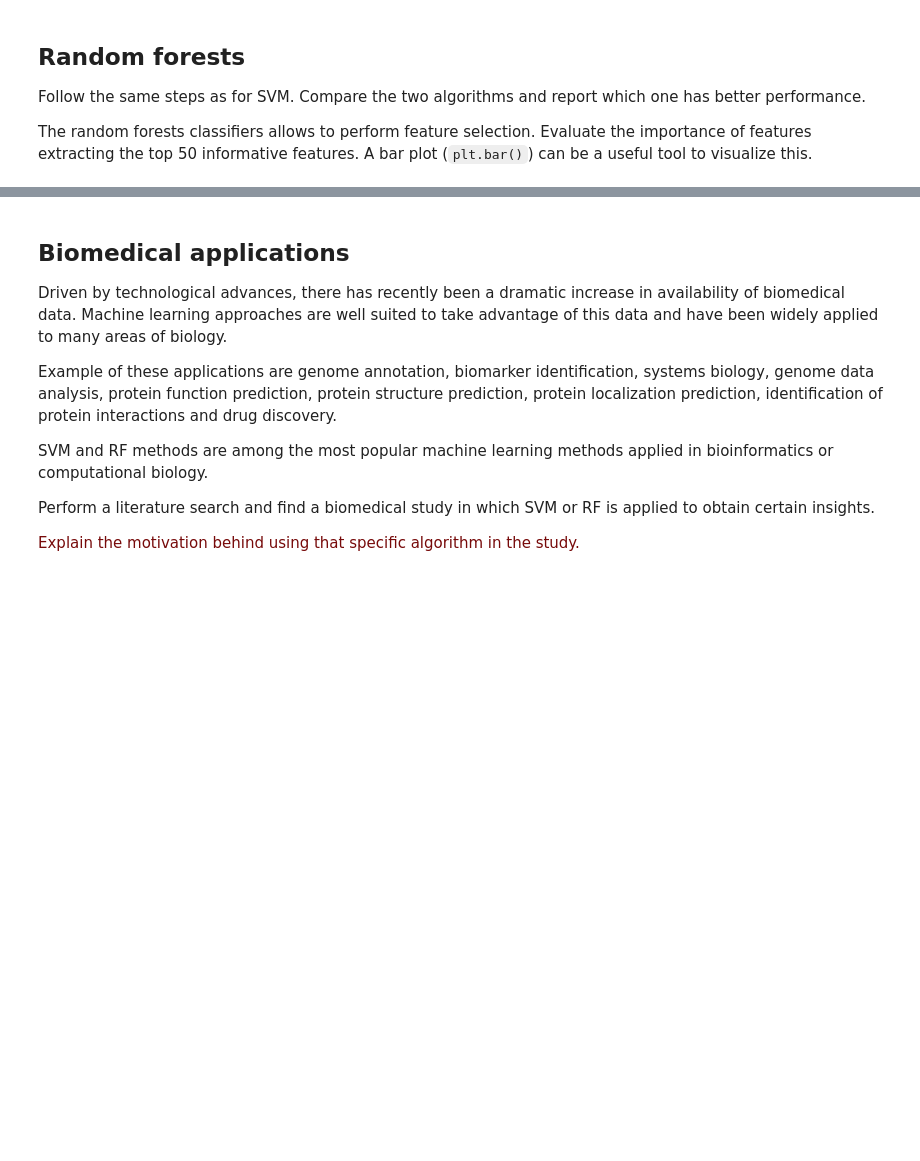
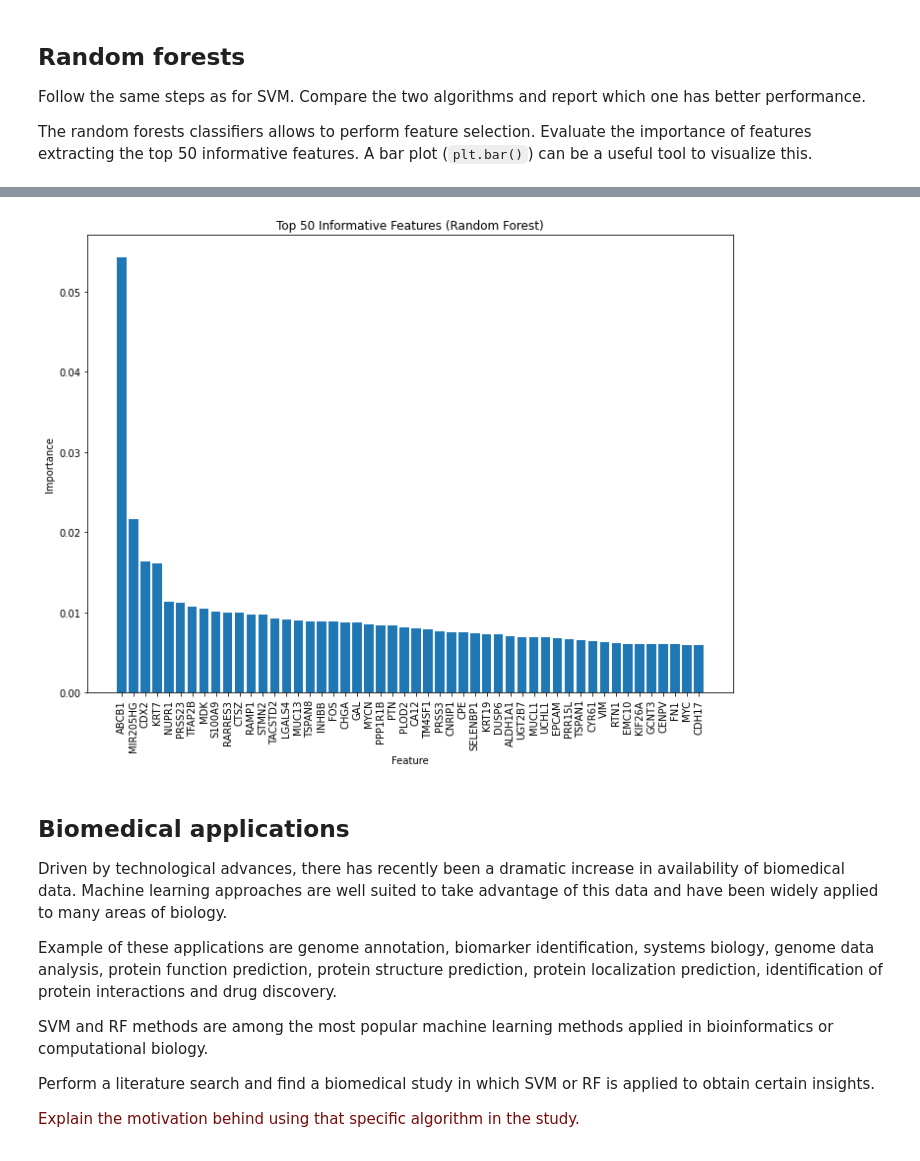
Before and after one commit to bram-boerenkamp/8dm50-machine-learning-master, a Jupyter notebook: practicals/week_6.ipynb, the cells around one changed output, grey strips where cells are left out. Drawn from its saved outputs; the diff is of its cells as text; code cells hidden in the pictures; blank space fills up the shorter version.

Commit message:
predicting drug response + random forest

```diff
--- a/practicals/week_6.ipynb
+++ b/practicals/week_6.ipynb
@@ -206,3 +276,87 @@ Calculate the precision of your predictions, and compare your calculations with
 Follow the same steps as for SVM. Compare the two algorithms and report which one has better performance.
 
 The random forests classifiers allows to perform feature selection. Evaluate the importance of features extracting the top 50 informative features. A bar plot (`plt.bar()`) can be a useful tool to visualize this.
+# %%
+import pandas as pd
+from sklearn.model_selection import train_test_split, GridSearchCV
+from sklearn.ensemble import RandomForestClassifier
+from sklearn.metrics import classification_report, precision_score, confusion_matrix
+from sklearn.preprocessing import StandardScaler
+import numpy as np
+import matplotlib.pyplot as plt
+
+# Load data
+gene_expression = pd.read_csv("./data/RNA_expression_curated.csv", sep=',', header=0, index_col=0)
+drug_response = pd.read_csv("./data/drug_response_curated.csv", sep=',', header=0, index_col=0)
+
+# X = gene expression data
+X = gene_expression.values
+
+# Binarize y based on a threshold (e.g., median)
+y = (drug_response.values >= np.median(drug_response.values)).astype(int)
+
+# Train Test Split
+X_train, X_test, y_train, y_test = train_test_split(X, y, test_size=0.20, random_state=42)
+
+# Standardize the features
+scaler = StandardScaler()
+X_train = scaler.fit_transform(X_train)
+X_test = scaler.transform(X_test)
+
+# Random Forest Classifier
+rf = RandomForestClassifier()
+
+# Set up GridSearchCV for hyper-parameter tuning
+param_grid_rf = {
+    'n_estimators': [100, 200],        # Number of trees
+    'max_depth': [10, 20, None],       # Maximum depth of the tree
+    'min_samples_split': [2, 5, 10],   # Minimum samples to split a node
+    'min_samples_leaf': [1, 2, 4]      # Minimum samples at a leaf node
+}
+
+grid_search_rf = GridSearchCV(rf, param_grid_rf, cv=5, scoring='precision', verbose=1)
+
+# Fit the model on training data
+grid_search_rf.fit(X_train, y_train)
+
+# Print the best hyper-parameters from the search
+print("Best hyperparameters (Random Forest):", grid_search_rf.best_params_)
+
+# Predict on test set
+y_pred_rf = grid_search_rf.predict(X_test)
+
+# Calculate the precision manually
+conf_matrix_rf = confusion_matrix(y_test, y_pred_rf)
+TP_rf = conf_matrix_rf[1, 1]  # True Positives
+FP_rf = conf_matrix_rf[0, 1]  # False Positives
+precision_manual_rf = TP_rf / (TP_rf + FP_rf)
+print("Manual Precision (Random Forest):", precision_manual_rf)
+
+# Use classification_report to print precision and other metrics
+report_rf = classification_report(y_test, y_pred_rf)
+print("Random Forest Classification Report:")
+print(report_rf)
+
+# Feature Importance
+importances = grid_search_rf.best_estimator_.feature_importances_
+
+# Get the indices of the top 50 important features
+indices = np.argsort(importances)[-50:][::-1]
+
+# Print the names of the top 50 features (column names in gene_expression)
+top_features = gene_expression.columns[indices]
+print("Top 50 informative features:")
+print(top_features)
+
+# Plot feature importance
+plt.figure(figsize=(10, 8))
+plt.bar(range(50), importances[indices], align='center')
+plt.xticks(range(50), top_features, rotation=90)
+plt.xlabel('Feature')
+plt.ylabel('Importance')
+plt.title('Top 50 Informative Features (Random Forest)')
+plt.tight_layout()
+plt.show()
+
+# Comparing with SVM (precision report is already available from earlier)
+# %% [output]
@@ -209,3 +381,4 @@ The random forests classifiers allows to perform feature selection. Evaluate the
+[figure, added]
 # %% [markdown]
 
 ## Biomedical applications
```
Also changed, not shown: parts of 2 cells of this notebook.
